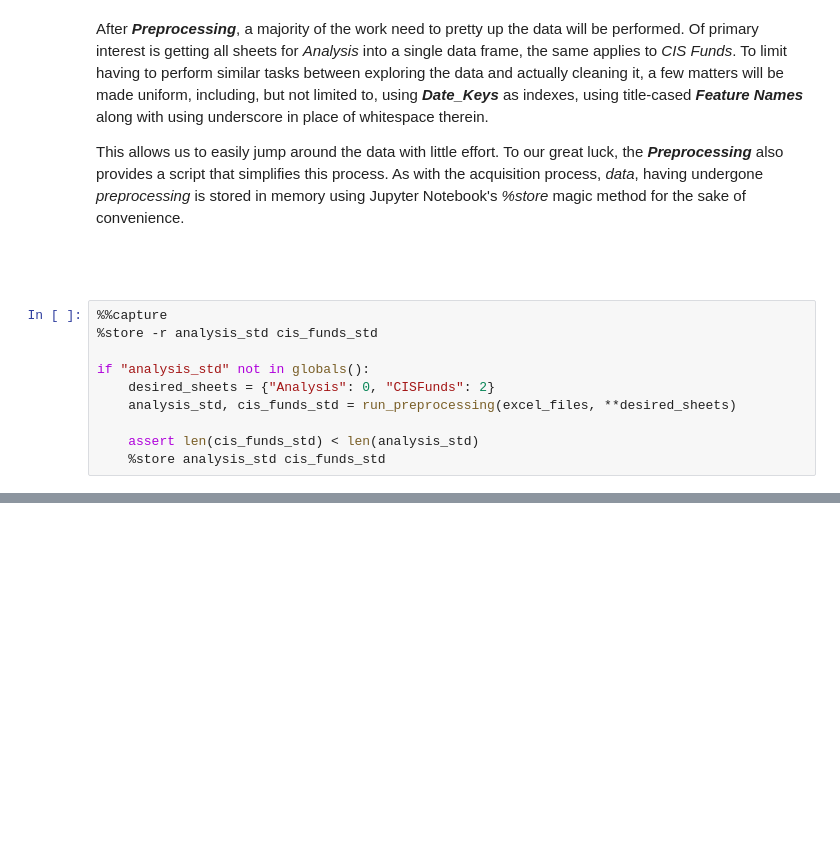
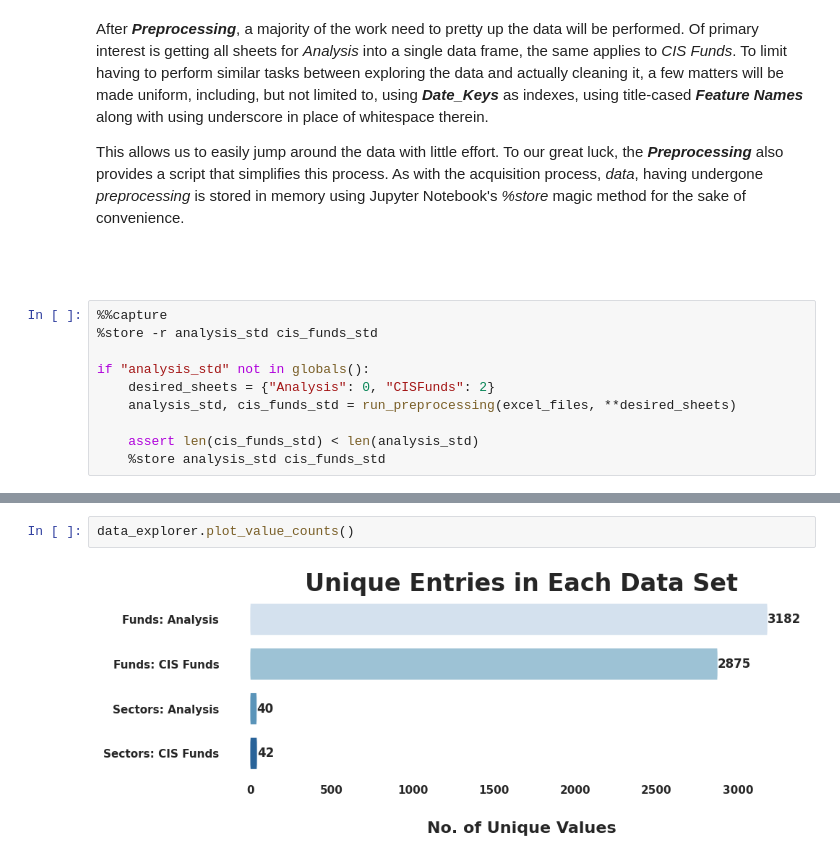
Before and after one commit to MondeAnna/data-ingestion, a Jupyter notebook: notebook/data_ingestion_prep_asisa_flows.ipynb, the cells around one changed output, grey strips where cells are left out. Drawn from its saved outputs; the diff is of its cells as text; blank space fills up the shorter version.

```diff
--- a/notebook/data_ingestion_prep_asisa_flows.ipynb
+++ b/notebook/data_ingestion_prep_asisa_flows.ipynb
@@ -123,0 +278,4 @@ if "analysis_std" not in globals():
+# %%
+data_explorer.plot_value_counts()
+# %% [output]
+[figure, added]
```
Also changed, not shown: parts of 50 cells of this notebook, 1 other file.
